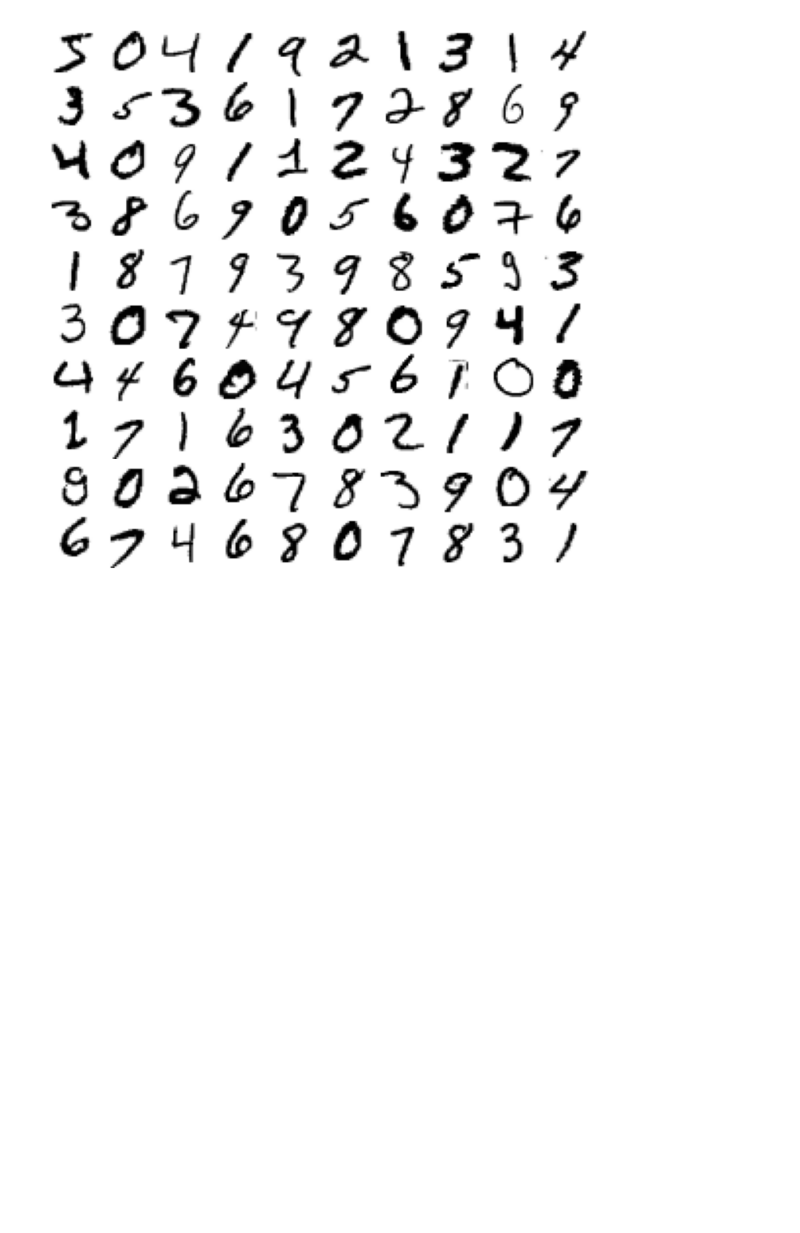
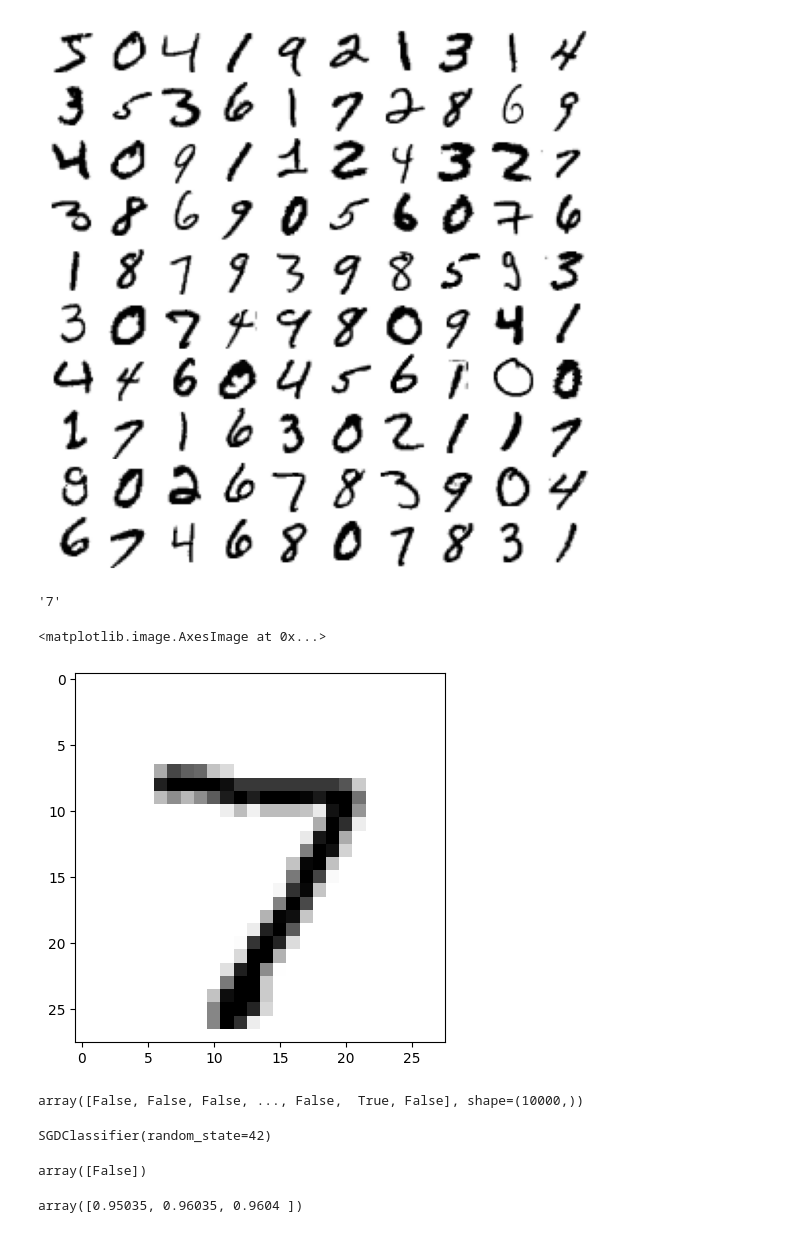
Before and after one commit to manthansinghshekhawat/learn-machine-learning, a Jupyter notebook: MNISTS_data.ipynb, the cells around one changed output. Saved outputs shown, nothing was run; the diff lists cells and outputs as text; code cells hidden in the pictures; blank space fills up the shorter version.

```diff
--- a/MNISTS_data.ipynb
+++ b/MNISTS_data.ipynb
@@ -88,3 +80,13 @@ from sklearn.datasets import fetch_openml
 mnist = fetch_openml("mnist_784", as_frame=False)
 X, y = mnist.data, mnist.target
 X_train, X_test, y_train, y_test = X[:60000], X[60000:], y[:60000], y[60000:]
+# %%
+y_test[0]
+# %% [output]
+'7'
+# %%
+image = X_test[0].reshape(28,28)
+plt.imshow(image,cmap='binary')
+# %% [output]
+<matplotlib.image.AxesImage at 0x...>
+[figure, added]
@@ -90,0 +96,20 @@ X_train, X_test, y_train, y_test = X[:60000], X[60000:], y[:60000], y[60000:]
+# %%
+ y_test_5
+# %% [output]
+array([False, False, False, ..., False,  True, False], shape=(10000,))
+# %%
+from scipy.fftpack import sc_diff
+from sklearn.linear_model import SGDClassifier
+sgd_clf=SGDClassifier(random_state=42)
+sgd_clf.fit(X_train,y_train_5)
+# %% [output]
+SGDClassifier(random_state=42)
+# %%
+sgd_clf.predict([X_test[0]])
+# %% [output]
+array([False])
+# %%
+from sklearn.model_selection import cross_val_score
+cross_val_score(sgd_clf,X_train,y_train_5,cv=3 ,scoring='accuracy')
+# %% [output]
+array([0.95035, 0.96035, 0.9604 ])
```
Also changed, not shown: parts of 7 cells of this notebook.
